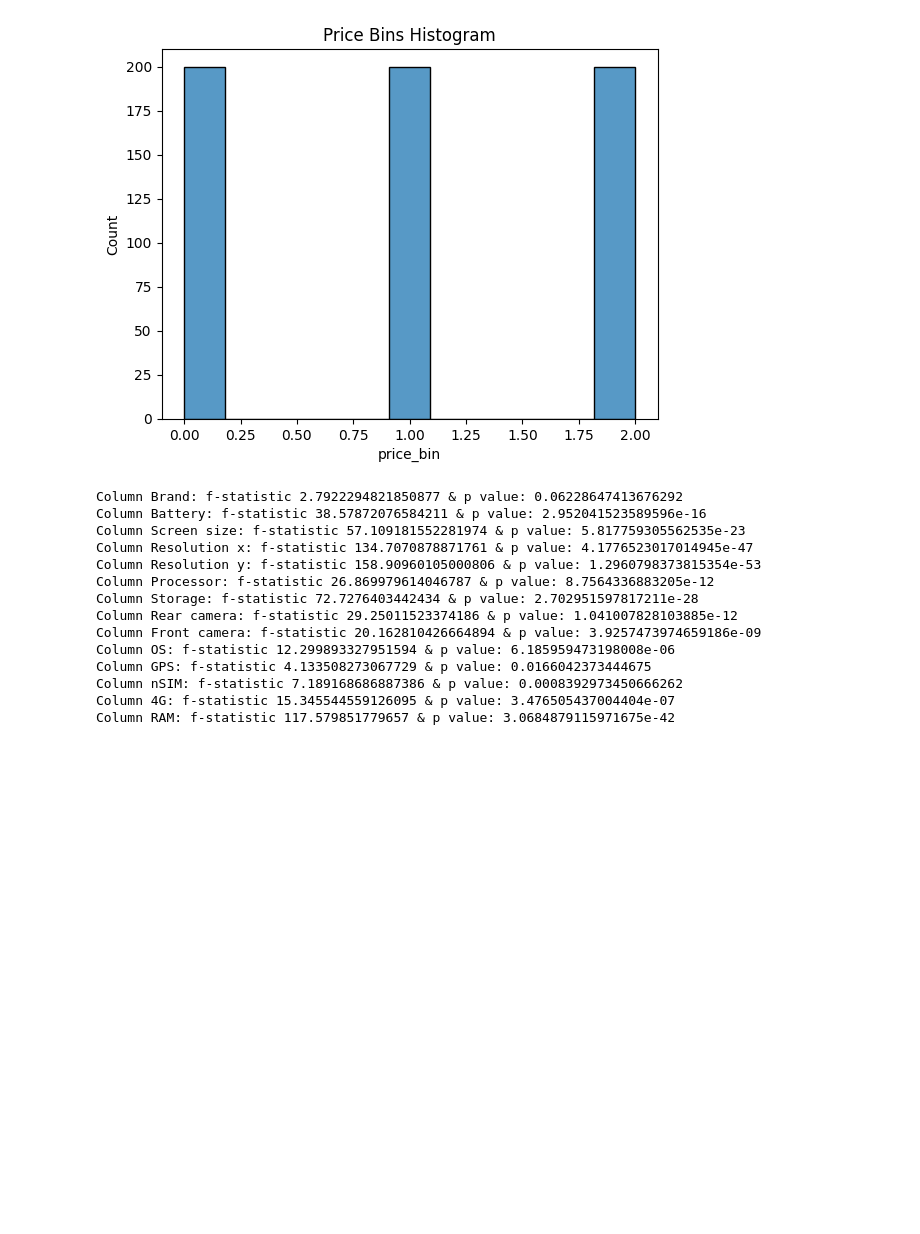
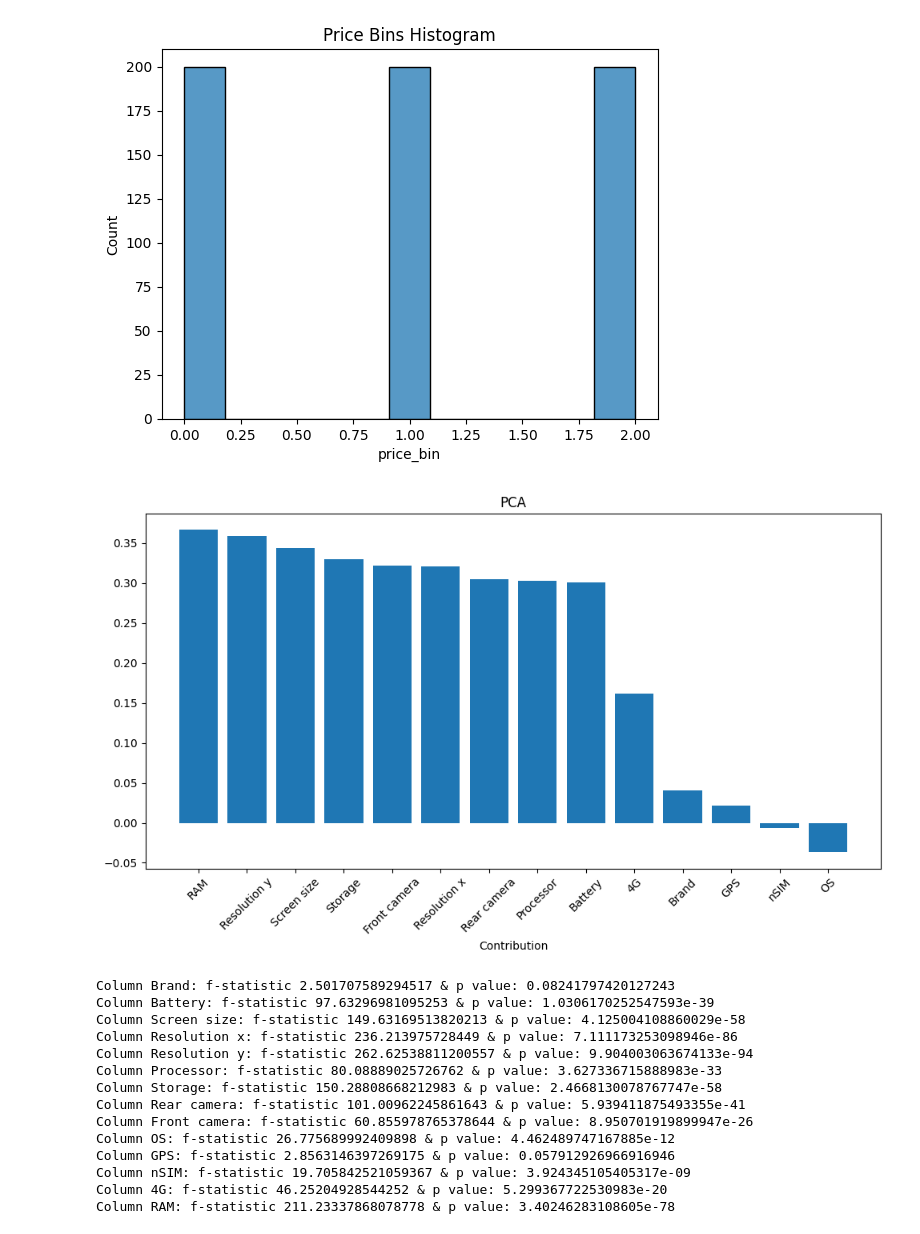
Before and after one commit to dhsiehcode/573_project, a Jupyter notebook: data_exploration.ipynb, the cells around one changed output. Cells and saved outputs as stored; diff of their text form; code cells hidden in the pictures; blank space fills up the shorter version.

```diff
--- a/data_exploration.ipynb
+++ b/data_exploration.ipynb
@@ -300,5 +338,33 @@ X_train, X_test, y_train, y_test = train_test_split(X_resampled, y_resampled, te
 # %% [output]
 [figure]
+# %%
+# PCA
+def pca(df):
+    scaler = StandardScaler()
+    scaled_data = scaler.fit_transform(df)
+
+    pca = PCA()
+    pca.fit(scaled_data)
+
+    components = pca.components_[0]
+
+    contributions_df = pd.DataFrame({
+        'Feature': df.columns,
+        'Contribution': components
+    })
+
+    contributions_df = contributions_df.sort_values(by='Contribution')[::-1]
+
+    plt.figure(figsize=(10, 6))
+    plt.bar(contributions_df['Feature'], contributions_df['Contribution'])
+    plt.xlabel('Contribution')
+    plt.xticks(rotation=45)
+    plt.title("PCA")
+    plt.tight_layout()
+    plt.show()
+pca(X_train)
+# %% [output]
+[figure, added]
 # %%
 from sklearn.feature_selection import f_classif
 
@@ -307,22 +373,22 @@ f, p = f_classif(X_train, y_train)
 
 for i in range(len(f)):
 
-    print(f"Column {X.columns[i]}: f-statistic {f[i]} & p value: {p[i]}")
+    print(f"Column {X_train.columns[i]}: f-statistic {f[i]} & p value: {p[i]}")
 # %% [output]
-Column Brand: f-statistic 2.7922294821850877 & p value: 0.06228647413676292
-Column Battery: f-statistic 38.57872076584211 & p value: 2.952041523589596e-16
-Column Screen size: f-statistic 57.109181552281974 & p value: 5.817759305562535e-23
-Column Resolution x: f-statistic 134.7070878871761 & p value: 4.1776523017014945e-47
-Column Resolution y: f-statistic 158.90960105000806 & p value: 1.2960798373815354e-53
-Column Processor: f-statistic 26.869979614046787 & p value: 8.7564336883205e-12
-Column Storage: f-statistic 72.7276403442434 & p value: 2.702951597817211e-28
-Column Rear camera: f-statistic 29.25011523374186 & p value: 1.041007828103885e-12
-Column Front camera: f-statistic 20.162810426664894 & p value: 3.9257473974659186e-09
-Column OS: f-statistic 12.299893327951594 & p value: 6.185959473198008e-06
-Column GPS: f-statistic 4.133508273067729 & p value: 0.0166042373444675
-Column nSIM: f-statistic 7.189168686887386 & p value: 0.0008392973450666262
-Column 4G: f-statistic 15.345544559126095 & p value: 3.476505437004404e-07
-Column RAM: f-statistic 117.579851779657 & p value: 3.0684879115971675e-42
+Column Brand: f-statistic 2.501707589294517 & p value: 0.08241797420127243
+Column Battery: f-statistic 97.63296981095253 & p value: 1.0306170252547593e-39
+Column Screen size: f-statistic 149.63169513820213 & p value: 4.125004108860029e-58
+Column Resolution x: f-statistic 236.213975728449 & p value: 7.111173253098946e-86
+Column Resolution y: f-statistic 262.62538811200557 & p value: 9.904003063674133e-94
+Column Processor: f-statistic 80.08889025726762 & p value: 3.627336715888983e-33
+Column Storage: f-statistic 150.28808668212983 & p value: 2.4668130078767747e-58
+Column Rear camera: f-statistic 101.00962245861643 & p value: 5.939411875493355e-41
+Column Front camera: f-statistic 60.855978765378644 & p value: 8.950701919899947e-26
+Column OS: f-statistic 26.775689992409898 & p value: 4.462489747167885e-12
+Column GPS: f-statistic 2.8563146397269175 & p value: 0.057912926966916946
+Column nSIM: f-statistic 19.705842521059367 & p value: 3.924345105405317e-09
+Column 4G: f-statistic 46.25204928544252 & p value: 5.299367722530983e-20
+Column RAM: f-statistic 211.23337868078778 & p value: 3.40246283108605e-78
 # %%
 from sklearn.feature_selection import mutual_info_classif
 
```
Also changed, not shown: parts of 11 cells of this notebook.
